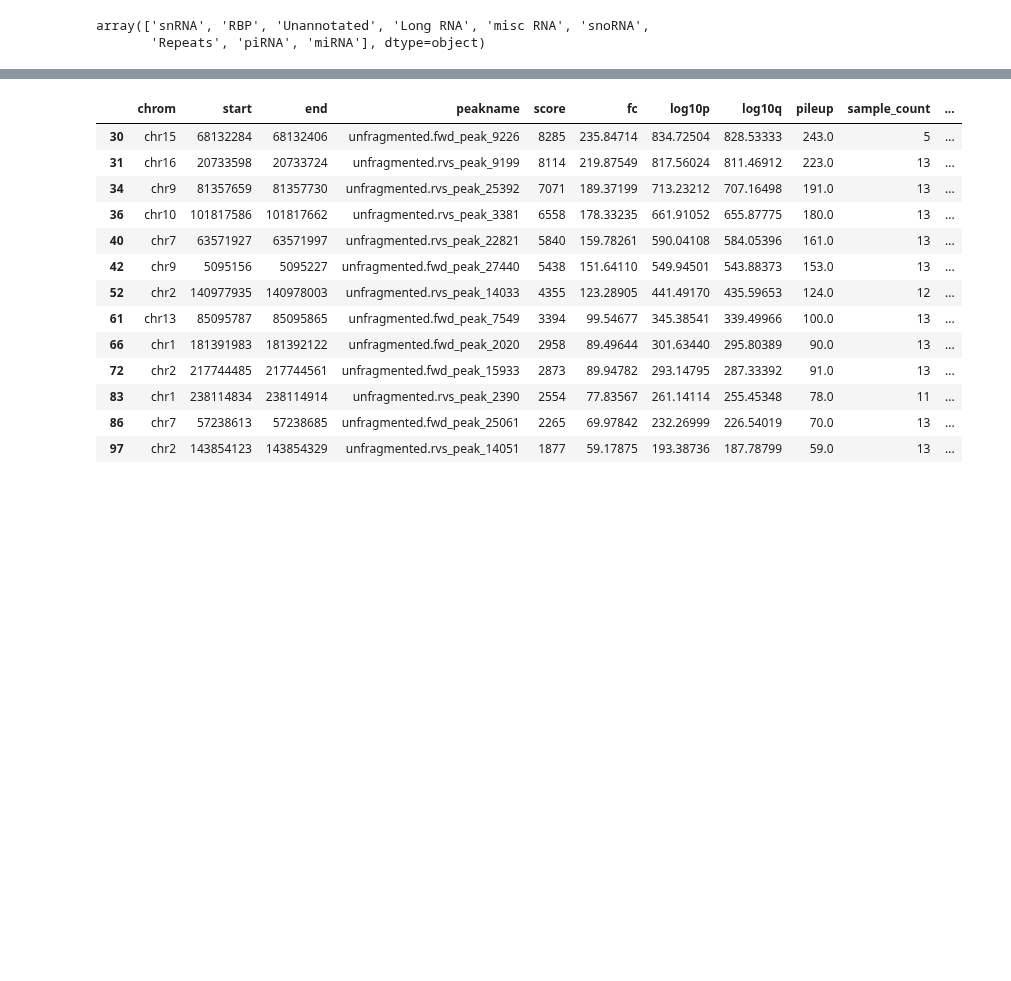
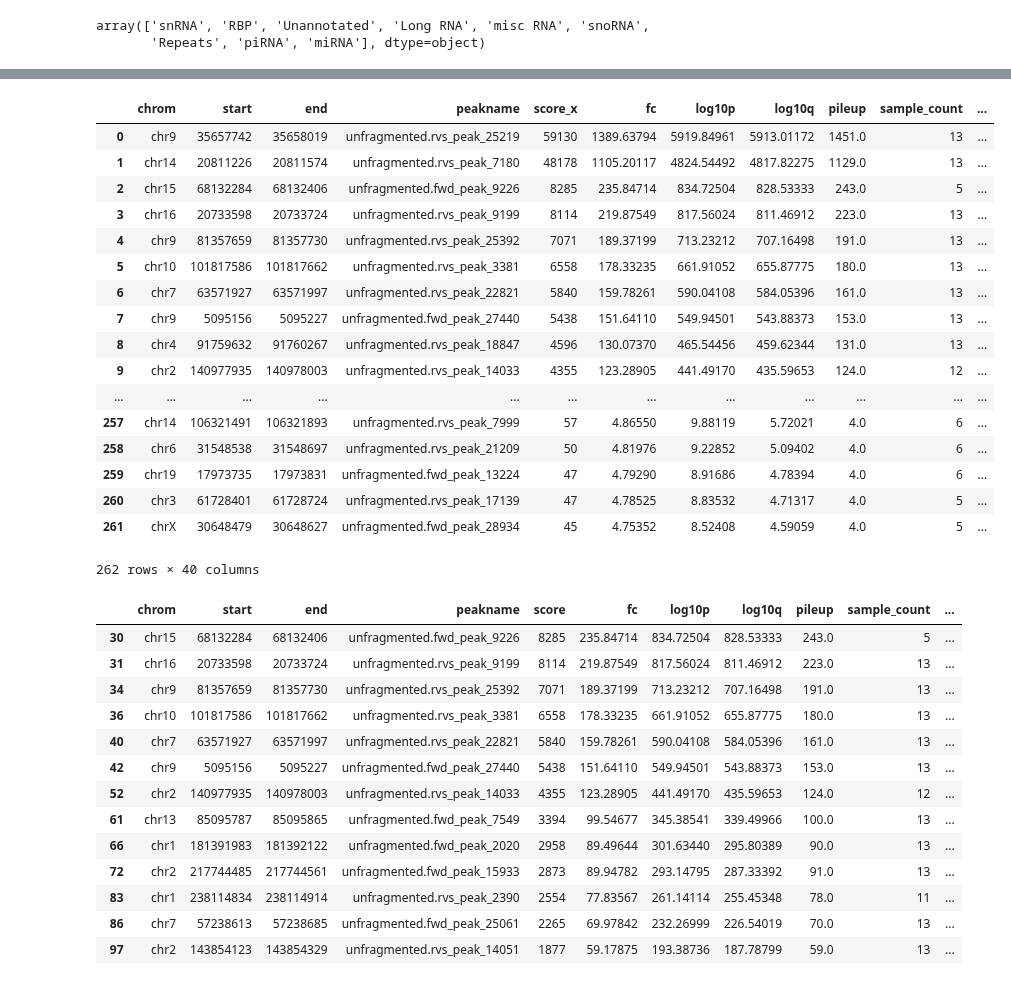
Before and after one commit to wckdouglas/cfNA, a Jupyter notebook: plots/peak_analysis.ipynb, the cells around one changed output, grey strips where cells are left out. Cells and saved outputs as stored; diff of their text form; code cells hidden in the pictures; blank space fills up the shorter version.

```diff
--- a/plots/peak_analysis.ipynb
+++ b/plots/peak_analysis.ipynb
@@ -171,0 +199,8 @@ with open(peak_path + '/long_rna.fa', 'w') as fa:
+# %%
+cmscan_df = read_tbl(peak_path + '/long_rna.tblout') \
+    .assign(peakname = lambda d: d['query name'].str.split(':', expand=True).iloc[:,0]\
+                            .str.replace('RF[0-9]+','')\
+                            .str.replace(' ',''))  \
+    .groupby('query name', as_index=False)\
+    .apply(lambda d: d[d.score==d.score.max()])
+cmscan_df.head()
@@ -172,3 +214,24 @@ with open(peak_path + '/long_rna.fa', 'w') as fa:
+# %%
+lr_peak.merge(cmscan_df, on ='peakname', how='left')
+# %% [output]
+|  | chrom | start | end | peakname | score_x | fc | log10p | log10q | pileup | sample_count | ... |
+| 0 | chr9 | 35657742 | 35658019 | unfragmented.rvs_peak_25219 | 59130 | 1389.63794 | 5919.84961 | 5913.01172 | 1451.0 | 13 | ... |
+| 1 | chr14 | 20811226 | 20811574 | unfragmented.rvs_peak_7180 | 48178 | 1105.20117 | 4824.54492 | 4817.82275 | 1129.0 | 13 | ... |
+| 2 | chr15 | 68132284 | 68132406 | unfragmented.fwd_peak_9226 | 8285 | 235.84714 | 834.72504 | 828.53333 | 243.0 | 5 | ... |
+| 3 | chr16 | 20733598 | 20733724 | unfragmented.rvs_peak_9199 | 8114 | 219.87549 | 817.56024 | 811.46912 | 223.0 | 13 | ... |
+| 4 | chr9 | 81357659 | 81357730 | unfragmented.rvs_peak_25392 | 7071 | 189.37199 | 713.23212 | 707.16498 | 191.0 | 13 | ... |
+| 5 | chr10 | 101817586 | 101817662 | unfragmented.rvs_peak_3381 | 6558 | 178.33235 | 661.91052 | 655.87775 | 180.0 | 13 | ... |
+| 6 | chr7 | 63571927 | 63571997 | unfragmented.rvs_peak_22821 | 5840 | 159.78261 | 590.04108 | 584.05396 | 161.0 | 13 | ... |
+| 7 | chr9 | 5095156 | 5095227 | unfragmented.fwd_peak_27440 | 5438 | 151.64110 | 549.94501 | 543.88373 | 153.0 | 13 | ... |
+| 8 | chr4 | 91759632 | 91760267 | unfragmented.rvs_peak_18847 | 4596 | 130.07370 | 465.54456 | 459.62344 | 131.0 | 13 | ... |
+| 9 | chr2 | 140977935 | 140978003 | unfragmented.rvs_peak_14033 | 4355 | 123.28905 | 441.49170 | 435.59653 | 124.0 | 12 | ... |
+| ... | ... | ... | ... | ... | ... | ... | ... | ... | ... | ... | ... |
+| 257 | chr14 | 106321491 | 106321893 | unfragmented.rvs_peak_7999 | 57 | 4.86550 | 9.88119 | 5.72021 | 4.0 | 6 | ... |
+| 258 | chr6 | 31548538 | 31548697 | unfragmented.rvs_peak_21209 | 50 | 4.81976 | 9.22852 | 5.09402 | 4.0 | 6 | ... |
+| 259 | chr19 | 17973735 | 17973831 | unfragmented.fwd_peak_13224 | 47 | 4.79290 | 8.91686 | 4.78394 | 4.0 | 6 | ... |
+| 260 | chr3 | 61728401 | 61728724 | unfragmented.rvs_peak_17139 | 47 | 4.78525 | 8.83532 | 4.71317 | 4.0 | 5 | ... |
+| 261 | chrX | 30648479 | 30648627 | unfragmented.fwd_peak_28934 | 45 | 4.75352 | 8.52408 | 4.59059 | 4.0 | 5 | ... |
+262 rows × 40 columns
 # %%
 fold = lr_peak.nlargest(20,'log10p').pipe(lambda d: d[~d.sense_gname.str.contains('RMRP|RPPH1|AC019188.1|HIST')])
 fold
```
Also changed, not shown: parts of 10 cells of this notebook, 2 other files.
